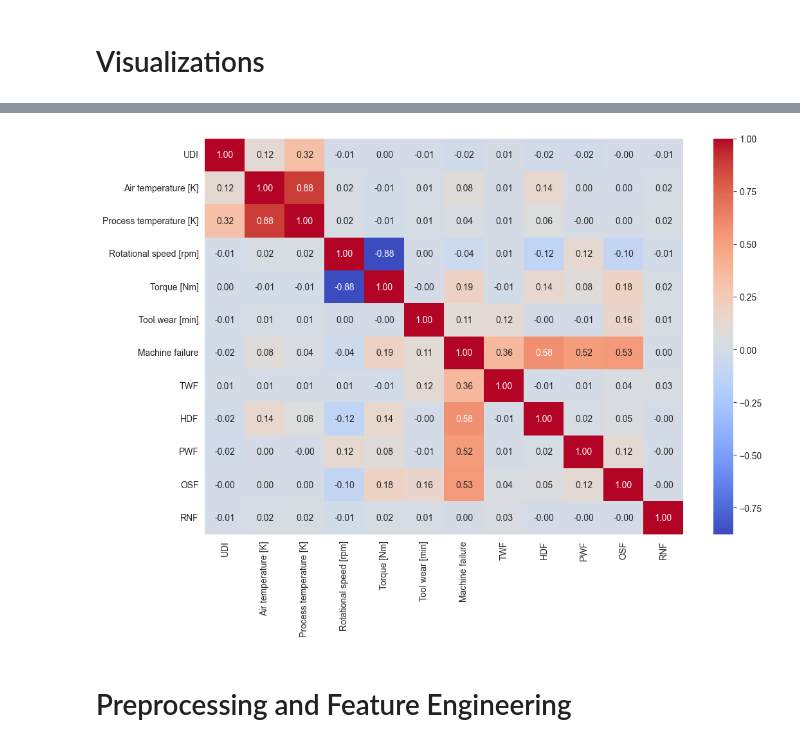
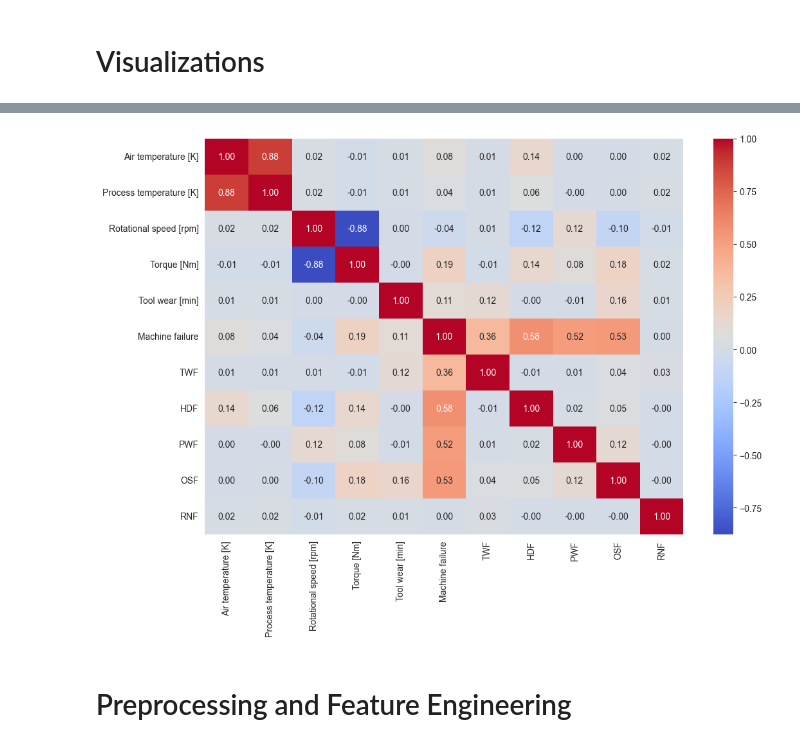
Before and after one commit to MasterSpyrit/Team-30-phase_1, a Jupyter notebook: notebooks/Predictive_Maintenance_EDA.ipynb, the cells around one changed output, grey strips where cells are left out. Saved outputs shown, nothing was run; the diff lists cells and outputs as text; code cells hidden in the pictures.

```diff
--- a/notebooks/Predictive_Maintenance_EDA.ipynb
+++ b/notebooks/Predictive_Maintenance_EDA.ipynb
@@ -106,0 +83,17 @@ Shape:
+# %%
+# Las variables con dos valores de 0 / 1 que equivalen a "no" / "si", se convertiran en tipo objeto
+raw_df['Machine failure'] = raw_df['Machine failure'].astype(str)
+raw_df['TWF'] = raw_df['TWF'].astype(str)
+raw_df['HDF'] = raw_df['HDF'].astype(str)
+raw_df['PWF'] = raw_df['PWF'].astype(str)
+raw_df['OSF'] = raw_df['OSF'].astype(str)
+raw_df['RNF'] = raw_df['RNF'].astype(str)
+
+# Se eliminan las variables UDI y Product ID se eliminan ya que son identificadores únicos
+raw_df.drop('UDI', axis=1, inplace=True)
+raw_df.drop('Product ID', axis=1, inplace=True)
+
+print("Information:")
+raw_df.info()
+print("\nShape:")
+raw_df.shape
@@ -196,0 +207,9 @@ plot_numerical_columns(raw_df, numerical_columns)
+# %%
+#Gráficas de recuentos únicos
+
+fig, axes = plt.subplots(7,1, figsize=(8,20))
+axes = axes.ravel()
+for col, ax in zip(raw_df[categorical_columns], axes):
+  sns.set_palette("mako")
+  sns.countplot(y=raw_df[col], ax=ax, order=raw_df[col].value_counts().index)
+  ax.set(title=f'{col}', xlabel=None)
@@ -196,0 +236,10 @@ plot_numerical_columns(raw_df, numerical_columns)
+# %%
+raw_df['Machine failure'] = raw_df['Machine failure'].astype(int)
+raw_df['TWF'] = raw_df['TWF'].astype(int)
+raw_df['HDF'] = raw_df['HDF'].astype(int)
+raw_df['PWF'] = raw_df['PWF'].astype(int)
+raw_df['OSF'] = raw_df['OSF'].astype(int)
+raw_df['RNF'] = raw_df['RNF'].astype(int)
+
+print("Information:")
+raw_df.info()
@@ -197,10 +267,12 @@ plot_numerical_columns(raw_df, numerical_columns)
 # %%
+numerical_columns2 = raw_df.select_dtypes(include = ['int', 'float']).columns
+
 # Looking at the correlations
 plt.figure(figsize=(12, 8))
-sns.heatmap(raw_df[numerical_columns].corr(), annot=True, fmt=".2f", cmap='coolwarm')
+sns.heatmap(raw_df[numerical_columns2].corr(), annot=True, fmt=".2f", cmap='coolwarm')
 plt.show()
 # %% [output]
-[figure, old version]
+[figure, new version]
 # %% [markdown]
 # Preprocessing and Feature Engineering
 # %%
```
Also changed, not shown: parts of 11 cells of this notebook.
